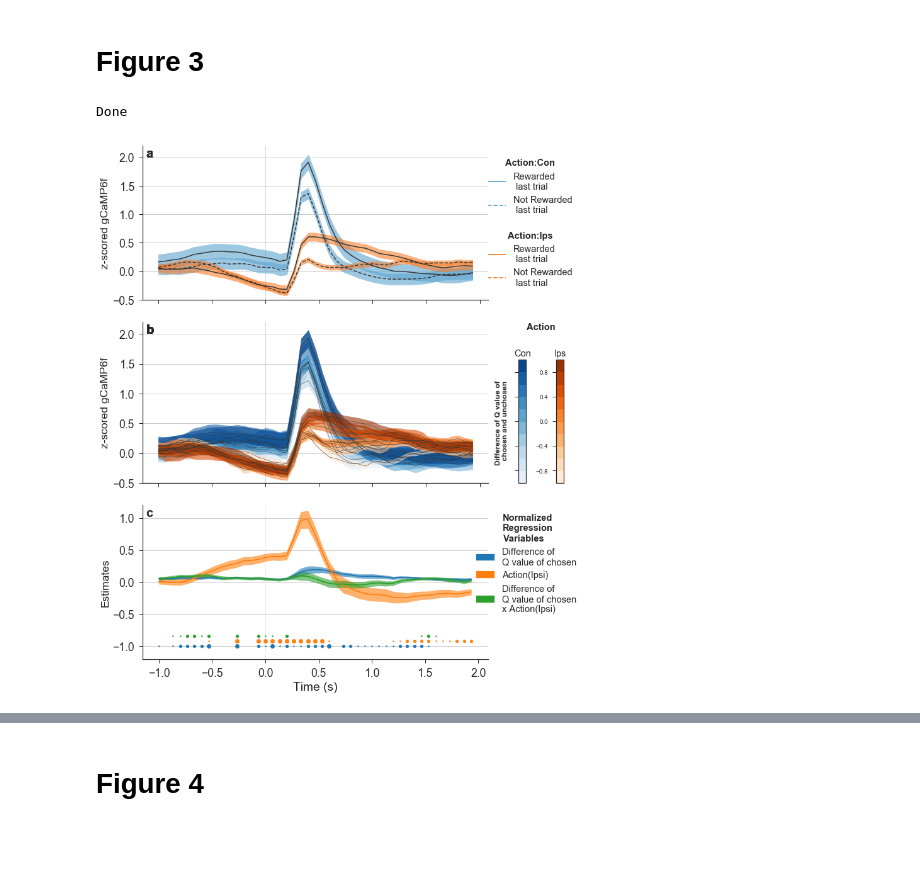
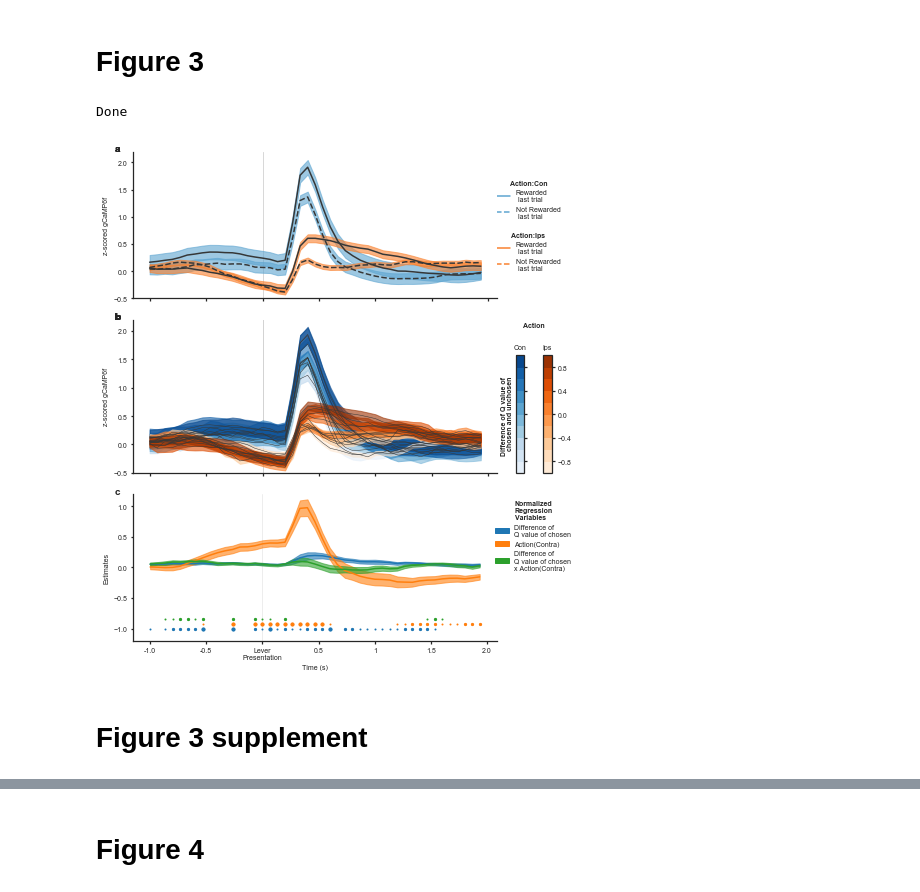
Before and after one commit to rachelstephlee/qlearning, a Jupyter notebook: Paper_V2.ipynb, the cells around one changed output, grey strips where cells are left out. Saved outputs shown, nothing was run; the diff lists cells and outputs as text; code cells hidden in the pictures; blank space fills up the shorter version.

```diff
--- a/Paper_V2.ipynb
+++ b/Paper_V2.ipynb
@@ -122,0 +137,10 @@ for df_i in [df_corr_DMS, df_corr_NaC]:
+# %%
+df_corr_DMS['ChangedBlock'] = (df_corr_DMS['HighProb'].shift(1) != df_corr_DMS['HighProb']) & (df_corr_DMS['HighProb'] == 'Ips')
+df_corr_DMS['ChangedBlock'][0] = False # first one is just N/A
+Trials_with_Switch = np.array(np.where(df_corr_DMS['ChangedBlock'] == True))[0]
+
+df_corr_DMS['TrialsAfterSwitch'] = np.nan
+df_corr_DMS['TrialsBeforeSwitch'] = np.nan
+
+df_corr_DMS.loc[Trials_with_Switch]['TrialsAfterSwitch'] = 0
+df_corr_DMS.loc[Trials_with_Switch]['TrialsBeforeSwitch'] = 0
@@ -122,0 +151,6 @@ for df_i in [df_corr_DMS, df_corr_NaC]:
+# %%
+for i in np.flip(np.arange(11), 0):
+    forward = np.array([min(trial,len(df_corr_DMS) - 1) for trial in Trials_with_Switch + i])
+    backward = np.array([max(trial,0) for trial in Trials_with_Switch - i])
+    df_corr_DMS.loc[forward, 'TrialsAfterSwitch'] = np.round(i)
+    df_corr_DMS.loc[backward,'TrialsBeforeSwitch'] = np.round(i)
@@ -833,14 +1227,14 @@ sns.set_style('ticks')
 Q_to_plot = 'Q_ch_diff'
 Q_to_plot_name = 'Difference of Q value of \n chosen and unchosen'
 ylims = [[-0.5, 2.2], [-0.5, 2.2]]
-figure = plt.figure(figsize=(12, 15))
+figure = plt.figure(figsize=(7.5, 9))
 subfigs = np.array(['a', 'b', 'c'])
 gs = gridspec.GridSpec(4, 3,
                        width_ratios=[9, 0.2, 0.2], height_ratios = [1, 0.1, 0.8, 1])
 
 
 
-gs.update(wspace=0.25)
+gs.update(wspace=0.15)
 
 qlims = np.unique(df_corr_DMS['b' + Q_to_plot].dropna())
 line_styles = ['--', '-']
@@ -886,14 +1280,15 @@ for i, [src, lines] in enumerate(zip(['gcamp', 'qval'], [np.arange(2), qlims])):
             cbar = plt.colorbar(dummy_plot, cax = lax)
 
 
-            cbar.ax.set_title(subcat, size = 'x-small')
+            cbar.ax.set_title(subcat, size = SZ)
 
 
             if p_i == 0:
                 cbar.ax.set_yticklabels([])
-                cbar.set_label(Q_to_plot_name, size =  12, weight = 'bold', labelpad=-50, y=0.5, rotation=90)
+                cbar.set_label(Q_to_plot_name, size =  SZ, weight = 'bold', labelpad=-30, y=0.5, rotation=90)
+                cbar.ax.tick_params(length = 2.5)
             if p_i == 1:
-                cbar.ax.tick_params(labelsize = 10)
+                cbar.ax.tick_params(labelsize = SZ, length = 2.5)
 #                     cbar.ax.tick_params(axis='y', direction='inout', left = False, right = True)
         if i == 0:
 
@@ -901,8 +1296,8 @@ for i, [src, lines] in enumerate(zip(['gcamp', 'qval'], [np.arange(2), qlims])):
             ln2, = lax2.plot([], color = color_palette[5], linestyle = line_styles[0], label = 'Not Rewarded\n last trial')
 
             lgd = plt.legend(bbox_to_anchor=(1.5, 0.5), handles = [ln1, ln2],
-                                 fontsize = 'x-small', loc= (p_i + 8), title = column + ':' + str(subcat)) #  bbox_to_anchor=(0.5,0.7))
-            plt.setp(lgd.get_title(),fontsize='x-small', weight = 'bold')
+                                 fontsize =  SZ, loc= (p_i + 8), title = column + ':' + str(subcat),  frameon=False) #  bbox_to_anchor=(0.5,0.7))
+            plt.setp(lgd.get_title(),fontsize=SZ, weight = 'bold')
 
             if p_i == 0:
                 lax2.add_artist(lgd)
@@ -912,7 +1307,7 @@ for i, [src, lines] in enumerate(zip(['gcamp', 'qval'], [np.arange(2), qlims])):
     if i == 1:
         with sns.axes_style("white"):
             lax_title = plt.subplot(gs[1, 1:])
-            lax_title.text(0.5, 0.5, column, size = 'x-small', weight = 'bold', ha = 'center')
+            lax_title.text(0.5, 0.5, column, size = SZ, weight = 'bold', ha = 'center')
 
             lax_title.axis('off')
 
@@ -953,7 +1348,7 @@ for i, [src, lines] in enumerate(zip(['gcamp', 'qval'], [np.arange(2), qlims])):
 #                     plt.title('GCaMP filtered with ' + src)
 
                 # add subfig label
-            ax.annotate(subfigs[i], (0,0), (0.01,0.99), 'axes fraction', fontsize=20,
+            ax.annotate(subfigs[i], (0,0), (-0.05,1.05), 'axes fraction', fontsize=SZ_L,
                     weight='semibold', va='top', ha='left')
 
 #                 # y axis
@@ -965,7 +1360,7 @@ for i, [src, lines] in enumerate(zip(['gcamp', 'qval'], [np.arange(2), qlims])):
 #                     n = 2  # Keeps every nth label
 #                     [l.set_visible(False) for (i,l) in enumerate(ax.yaxis.get_ticklabels()) if i % n != 0]
             if j == 0:
-                plt.ylabel('z-scored gCaMP6f', size = 'small')
+                plt.ylabel('z-scored gCaMP6f', size = SZ)
 
                 # x axis
 
@@ -973,8 +1368,12 @@ for i, [src, lines] in enumerate(zip(['gcamp', 'qval'], [np.arange(2), qlims])):
             ax.xaxis.set_ticklabels([])
 
                 # grid lines
-            ax.yaxis.grid(True)
+#             ax.yaxis.grid(True)
             ax.axvline(0, color = 'lightgray', alpha = 0.5, zorder = 0, lw = 0.8), # ls = ':'
+            ax.tick_params(labelsize = SZ, length = 2.5)
+
+
+
 
 i = 2
 ax = plt.subplot(gs[-1, 0])
@@ -983,6 +1382,7 @@ Q_vals = 'Q_ch_diff'
 
 ylim = [-1.2, 1.2]
 sig = [0.05, 0.01, 0.001]
+sig_sz = [1, 5, 10]
 pval_gap = 0.08
 
 df_src = pd.read_csv('data/DMS/_lever_m.csv')
@@ -1007,55 +1407,61 @@ for ln_i, [n, col] in enumerate(zip(df_src['names'][:num_var ],
         x = (np.arange(-LEN_BEFORE/15, LEN_AFTER/ 15, 1/15))[df_i['Pr(>|t|)']  <= s]
         y = np.ones(len(x)) * -1 + ln_i * pval_gap
 
-        ax.scatter(x, y, color = col, s = 5 + (20 * s_i))
+        ax.scatter(x, y, color = col, s = sig_sz[s_i])
         if n == 'Q_ch_diff:ActionIps':
-            n = 'Difference of \nQ value of chosen \nx Action(Ipsi)'
+            n = 'Difference of \nQ value of chosen \nx Action(Contra)'
         if n == 'Q_ch_diff':
             n = 'Difference of \nQ value of chosen'
         if n == 'ActionIps':
-            n = 'Action(Ipsi)'
+            n = 'Action(Contra)'
     lax.fill_between([], [], [], color = col, label = n)
 
 
 
 l = 'upper center'
 lgd = lax.legend(title = 'Normalized\nRegression\nVariables',
-                             fontsize = 'x-small', loc = l, bbox_to_anchor=(0.2, 1.0))
+                             fontsize = SZ, loc = l, bbox_to_anchor=(0.5, 1.0),  frameon=False)
 
 
 
-plt.setp(lgd.get_title(),fontsize='x-small', weight = 'bold')
+plt.setp(lgd.get_title(),fontsize= SZ, weight = 'bold')
 lax.axis('off')
 
 
 
 # add subfig label
-ax.annotate(subfigs[i], (0,0), (0.01,0.99), 'axes fraction', fontsize=20,
+ax.annotate(subfigs[i], (0,0), (-0.05,1.05), 'axes fraction', fontsize=SZ_L,
                     weight='semibold', va='top', ha='left')
 
 
 
 ax.set_ylim(ylim)
 
-ax.set_ylabel('Estimates', size = 'small')
-ax.set_xlabel('Time (s)')
+ax.set_ylabel('Estimates', size = SZ)
+ax.tick_params(labelsize = SZ, length = 2.5)
+
+ax.set_xticklabels(['-1.0', '-1.0', '-0.5', 'Lever\nPresentation', '0.5', '1', '1.5', '2.0'])
+
+ax.set_xlabel('Time (s)', size = SZ)
 
 
-ax.yaxis.grid(True)
+# ax.yaxis.grid(True)
 ax.axvline(0, color = 'lightgray', alpha = 0.5, zorder = 0, lw = 0.8), # ls = ':'
 
 
 
 
 
 
 
 
-# plt.tight_layout(w_pad = 0.001, h_pad = 0.2)
+# plt.tight_layout(w_pad = 0, h_pad = 0, pad = 0)
 sns.despine()
 
 plt.savefig('figs/Fig3', dpi=200)
 print('Done')
 # %% [output]
 Done
-[figure, old version]
+[figure, new version]
+# %% [markdown]
+# Figure 3 supplement
```
Also changed, not shown: parts of 27 cells of this notebook.
